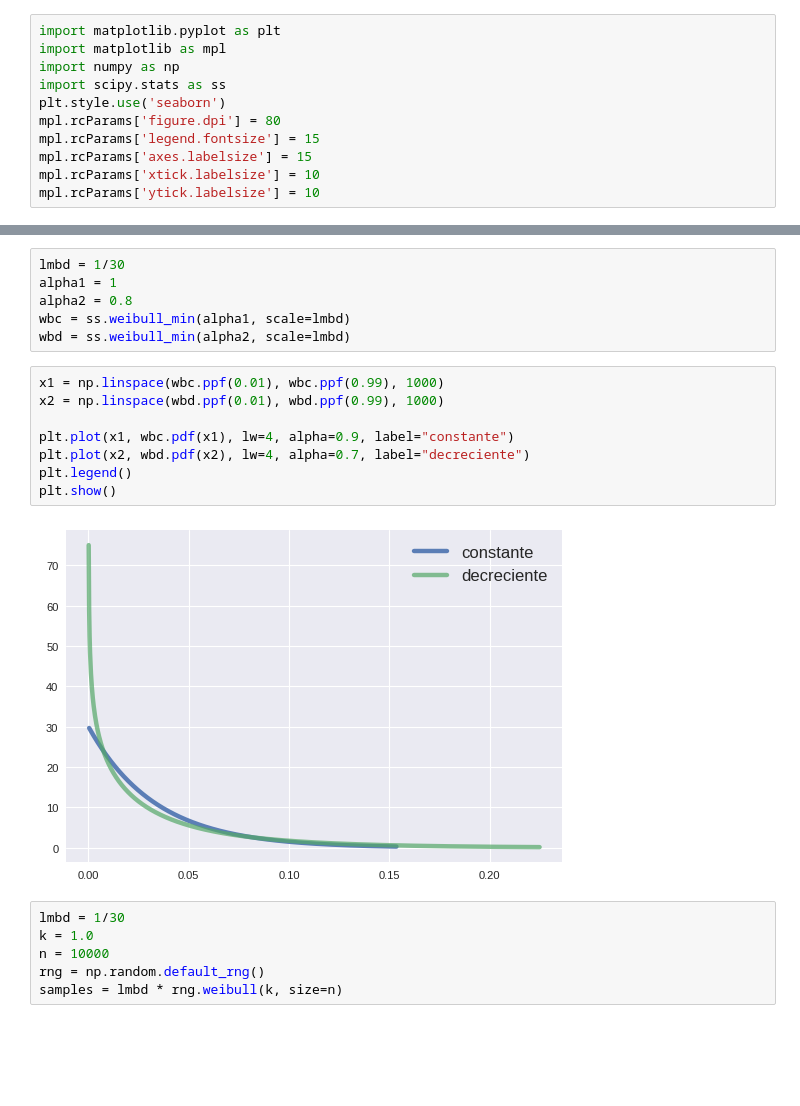
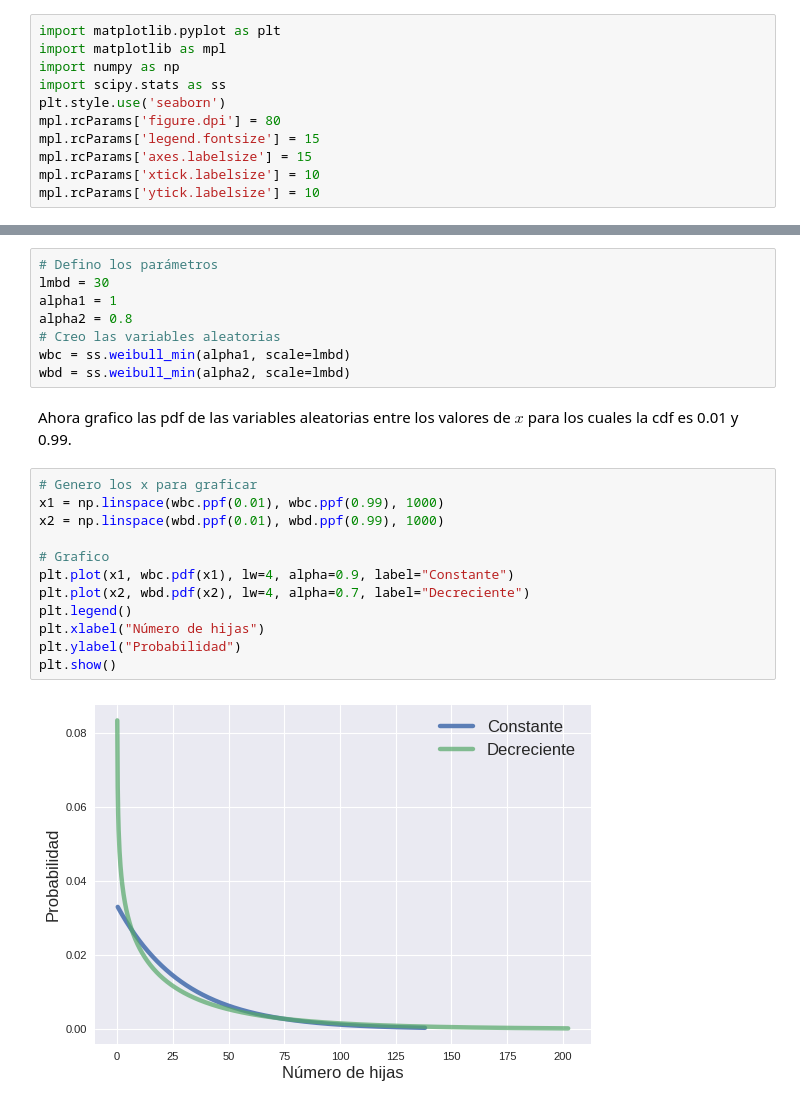
Before and after one commit to tdinapoli/mefe, a Jupyter notebook: tps/tp3/tp3.ipynb, the cells around one changed output, grey strips where cells are left out. Saved outputs shown, nothing was run; the diff lists cells and outputs as text; blank space fills up the shorter version.

```diff
--- a/tps/tp3/tp3.ipynb
+++ b/tps/tp3/tp3.ipynb
@@ -12,22 +26,24 @@ mpl.rcParams['ytick.labelsize'] = 10
 # %%
-lmbd = 1/30
+# Defino los parámetros
+lmbd = 30
 alpha1 = 1
 alpha2 = 0.8
+# Creo las variables aleatorias
 wbc = ss.weibull_min(alpha1, scale=lmbd)
 wbd = ss.weibull_min(alpha2, scale=lmbd)
+# %% [markdown]
+Ahora grafico las pdf de las variables aleatorias entre los valores de $x$ para los cuales la cdf es 0.01 y 0.99.
 # %%
+# Genero los x para graficar
 x1 = np.linspace(wbc.ppf(0.01), wbc.ppf(0.99), 1000)
 x2 = np.linspace(wbd.ppf(0.01), wbd.ppf(0.99), 1000)
 
-plt.plot(x1, wbc.pdf(x1), lw=4, alpha=0.9, label="constante")
-plt.plot(x2, wbd.pdf(x2), lw=4, alpha=0.7, label="decreciente")
+# Grafico
+plt.plot(x1, wbc.pdf(x1), lw=4, alpha=0.9, label="Constante")
+plt.plot(x2, wbd.pdf(x2), lw=4, alpha=0.7, label="Decreciente")
 plt.legend()
+plt.xlabel("Número de hijas")
+plt.ylabel("Probabilidad")
 plt.show()
 # %% [output]
-[figure, old version]
+[figure, new version]
-# %%
-lmbd = 1/30
-k = 1.0
-n = 10000
-rng = np.random.default_rng()
-samples = lmbd * rng.weibull(k, size=n)
```
Also changed, not shown: parts of 9 cells of this notebook, 1 other file.
